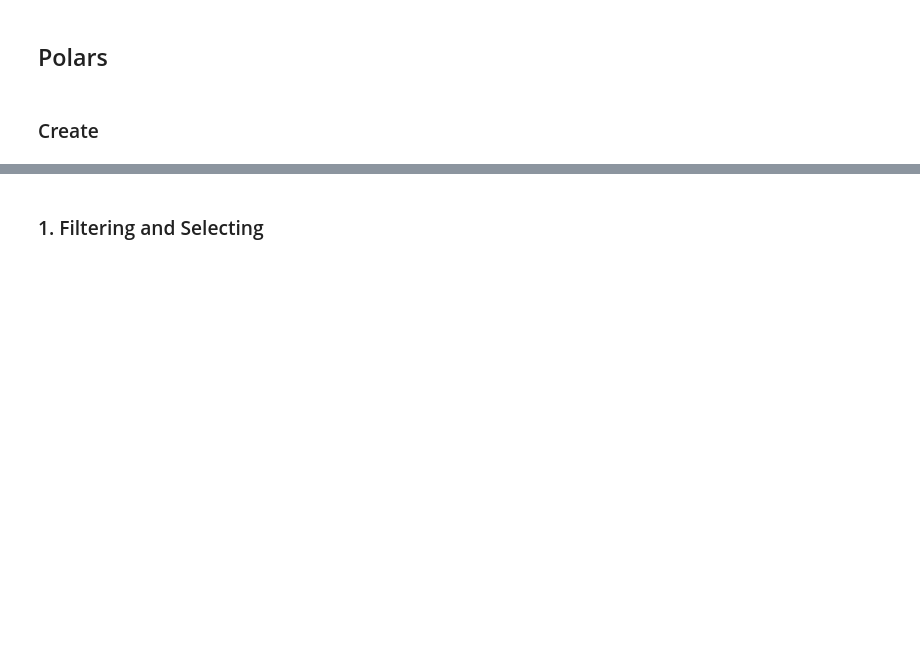
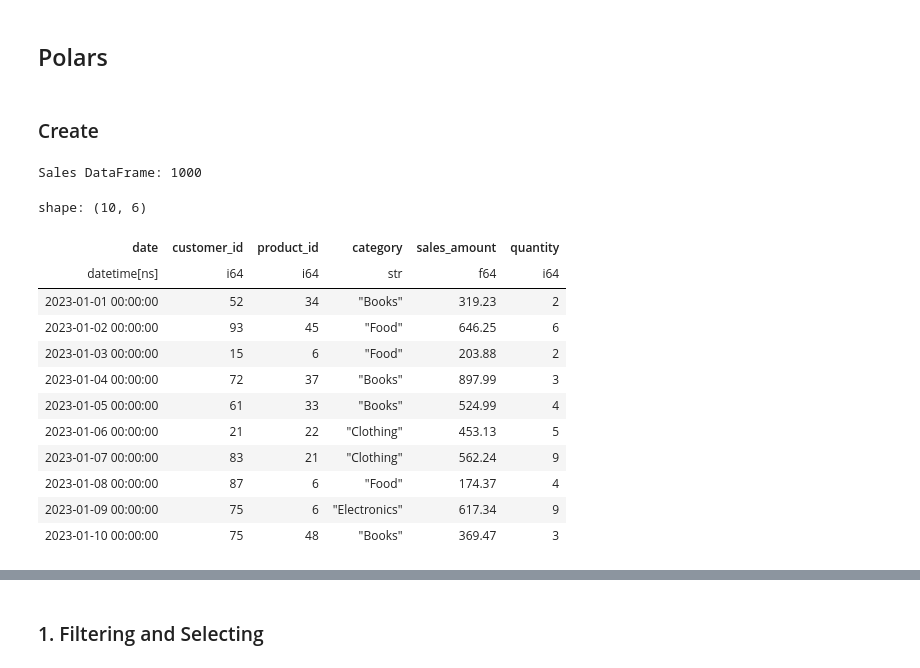
Before and after one commit to chrimaho/querying-data, a Jupyter notebook: src/querying_data/notebooks/querying.ipynb, the cells around one changed output, grey strips where cells are left out. Cells and saved outputs as stored; diff of their text form; code cells hidden in the pictures; blank space fills up the shorter version.

```diff
--- a/src/querying_data/notebooks/querying.ipynb
+++ b/src/querying_data/notebooks/querying.ipynb
@@ -1315,0 +1380,18 @@ only showing top 10 rows
+# %%
+print(f"Sales DataFrame: {df_sales_pl.shape[0]}")
+display(df_sales_pl.head(10))
+# %% [output]
+Sales DataFrame: 1000
+shape: (10, 6)
+| date | customer_id | product_id | category | sales_amount | quantity |
+| datetime[ns] | i64 | i64 | str | f64 | i64 |
+| 2023-01-01 00:00:00 | 52 | 34 | "Books" | 319.23 | 2 |
+| 2023-01-02 00:00:00 | 93 | 45 | "Food" | 646.25 | 6 |
+| 2023-01-03 00:00:00 | 15 | 6 | "Food" | 203.88 | 2 |
+| 2023-01-04 00:00:00 | 72 | 37 | "Books" | 897.99 | 3 |
+| 2023-01-05 00:00:00 | 61 | 33 | "Books" | 524.99 | 4 |
+| 2023-01-06 00:00:00 | 21 | 22 | "Clothing" | 453.13 | 5 |
+| 2023-01-07 00:00:00 | 83 | 21 | "Clothing" | 562.24 | 9 |
+| 2023-01-08 00:00:00 | 87 | 6 | "Food" | 174.37 | 4 |
+| 2023-01-09 00:00:00 | 75 | 6 | "Electronics" | 617.34 | 9 |
+| 2023-01-10 00:00:00 | 75 | 48 | "Books" | 369.47 | 3 |
```
Also changed, not shown: parts of 29 cells of this notebook, 1 other file.
